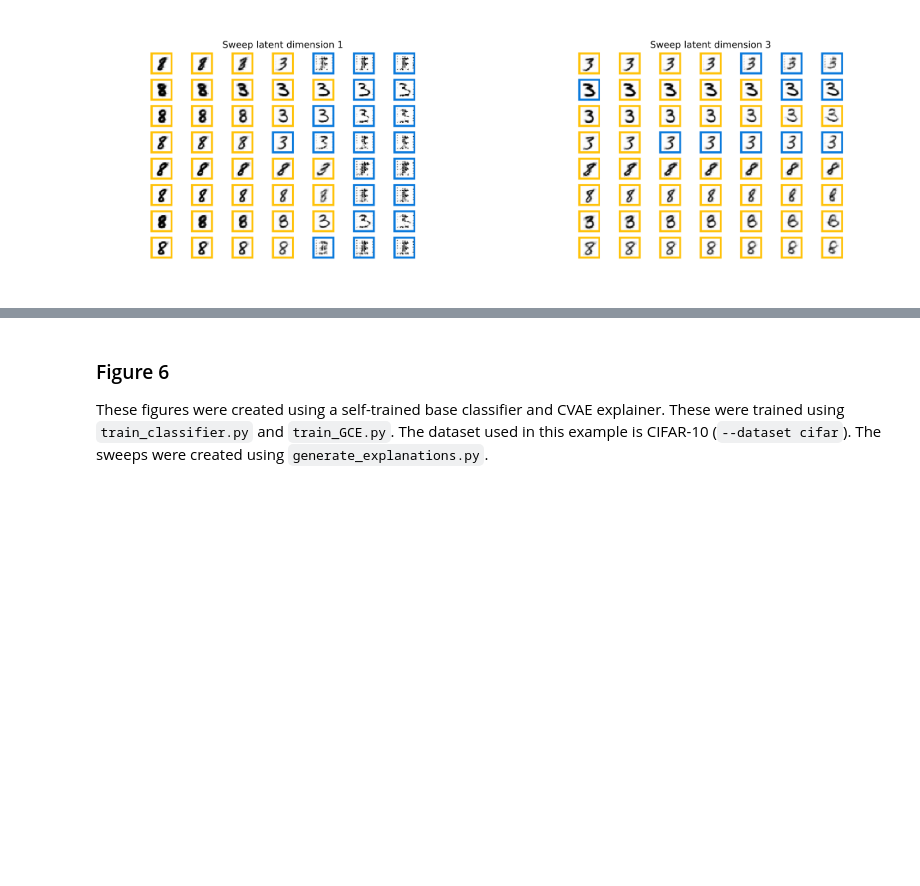
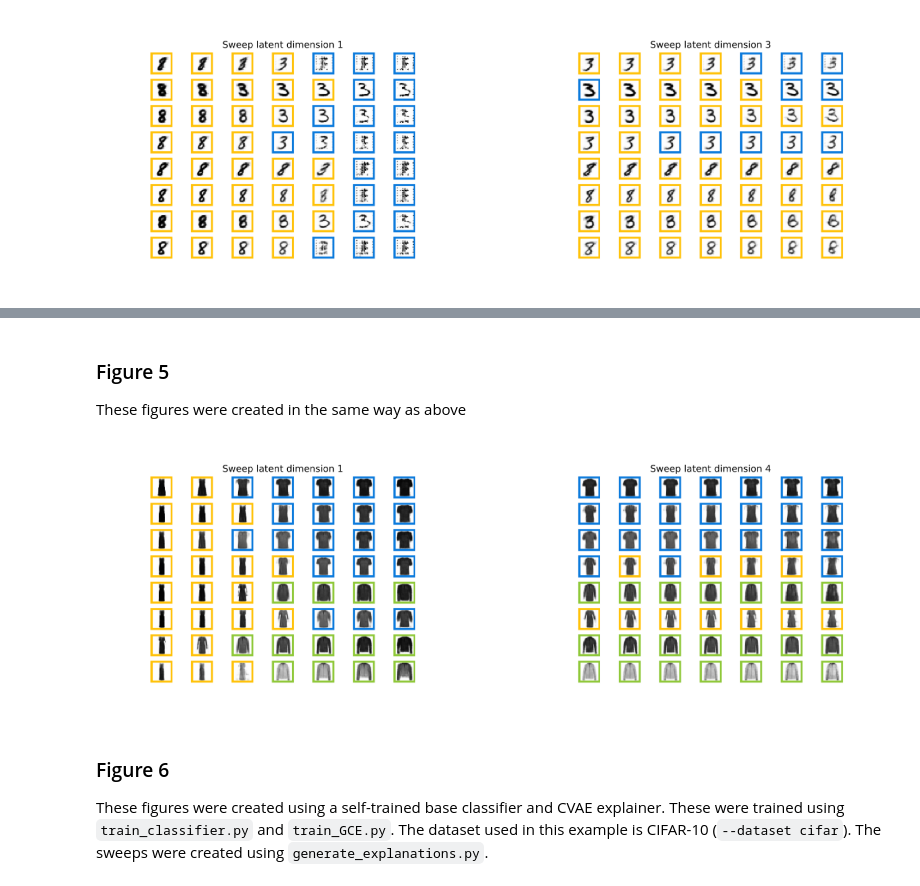
Before and after one commit to DanielPerezJensen/FACT, a Jupyter notebook: reports/results.ipynb, the cells around one changed output, grey strips where cells are left out. Cells and saved outputs as stored; diff of their text form; code cells hidden in the pictures; blank space fills up the shorter version.

```diff
--- a/reports/results.ipynb
+++ b/reports/results.ipynb
@@ -47,3 +66,21 @@ plt.show()
+# %% [markdown]
+### Figure 5
+
+These figures were created in the same way as above
+# %%
+img1 = mpimg.imread("results/parameter_selection/latentdim1_K2_L4_lam007.png")
+img2 = mpimg.imread("results/parameter_selection/latentdim4_K2_L4_lam007.png")
+
+f, ax = plt.subplots(1, 2, figsize=(25, 25))
+
+ax[0].imshow(img1)
+ax[0].axis("off")
+ax[1].imshow(img2)
+ax[1].axis("off")
+
+plt.show()
+# %% [output]
+[figure, added]
 # %% [markdown]
 ### Figure 6
 
```
Also changed, not shown: parts of 6 cells of this notebook, 4 other files.
